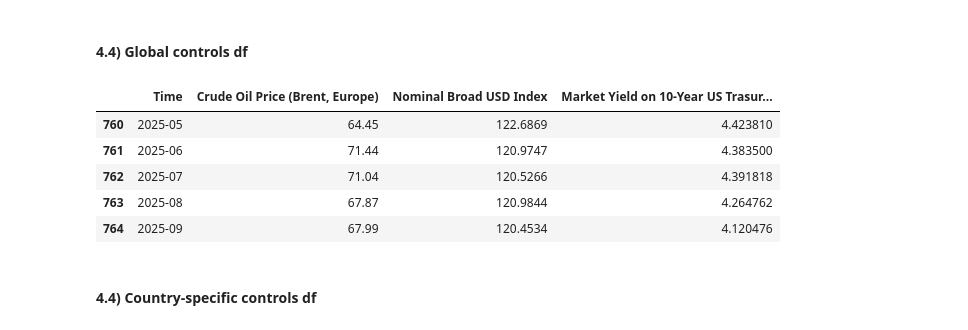
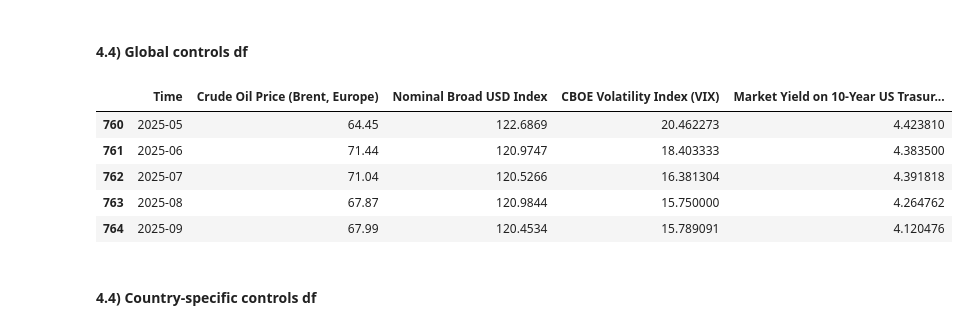
Before and after one commit to EliaLand/PSTR_Financial_Econometrics, a Jupyter notebook: data_fetcher/main.ipynb, the cells around one changed output. Drawn from its saved outputs; the diff is of its cells as text; code cells hidden in the pictures.

```diff
--- a/data_fetcher/main.ipynb
+++ b/data_fetcher/main.ipynb
@@ -437,3 +437,19 @@ ustyield_m_raw.tail()
 | 763 | 2025-08 | 4.264762 |
 | 764 | 2025-09 | 4.120476 |
 | 765 | 2025-10 | 4.062353 |
+# %%
+# CBOE Volatility Index VIX (from daily to monthly, index, not seasonally adjusted, 1990-01, 2025-10)
+# https://fred.stlouisfed.org/series/VIXCLS
+
+VIX_d_raw = fetch_FRED("VIXCLS")
+VIX_d_raw = VIX_d_raw.rename(columns=
+        {"date": "Time",
+         "VIXCLS": "CBOE Volatility Index (VIX)"
+})
+
+# Aggregation (dimension from daily to monthly)
+VIX_d_raw = VIX_d_raw.set_index("Time")
+VIX_m_raw = VIX_d_raw.resample("M").mean().reset_index()
+VIX_m_raw["Time"] = VIX_m_raw["Time"].dt.to_period("M").astype(str)
+
+VIX_m_raw.tail()
@@ -541,22 +601,22 @@ EURO_indprod_m_raw.to_csv("aggregate_df/EURO_indprod_dependent_df.csv", index=Fa
 # %%
 # Aggregate Global Control df
 # Merging Index: Time
 # Time frame: 2006/01 - 2025/09
 # (!!!) To run the model we need no NaN in the df, so we dop them, causing a shrinking of the df time range
-global_control_df = (oilprice_m_raw.merge(usdi_m_raw, on="Time", how="outer").merge(ustyield_m_raw, on="Time", how="outer").sort_values("Time").reset_index(drop=True))
+global_control_df = (oilprice_m_raw.merge(usdi_m_raw, on="Time", how="outer").merge(VIX_m_raw, on="Time", how="outer").merge(ustyield_m_raw, on="Time", how="outer").sort_values("Time").reset_index(drop=True))
 global_control_df = global_control_df.dropna()
 
 # Uploading in aggregate_df
 global_control_df.to_csv("aggregate_df/global_control_df.csv", index=False)
 
 global_control_df.tail()
 # %% [output]
-|  | Time | Crude Oil Price (Brent, Europe) | Nominal Broad USD Index | Market Yield on 10-Year US Trasur... |
-| 760 | 2025-05 | 64.45 | 122.6869 | 4.423810 |
-| 761 | 2025-06 | 71.44 | 120.9747 | 4.383500 |
-| 762 | 2025-07 | 71.04 | 120.5266 | 4.391818 |
-| 763 | 2025-08 | 67.87 | 120.9844 | 4.264762 |
-| 764 | 2025-09 | 67.99 | 120.4534 | 4.120476 |
+|  | Time | Crude Oil Price (Brent, Europe) | Nominal Broad USD Index | CBOE Volatility Index (VIX) | Market Yield on 10-Year US Trasur... |
+| 760 | 2025-05 | 64.45 | 122.6869 | 20.462273 | 4.423810 |
+| 761 | 2025-06 | 71.44 | 120.9747 | 18.403333 | 4.383500 |
+| 762 | 2025-07 | 71.04 | 120.5266 | 16.381304 | 4.391818 |
+| 763 | 2025-08 | 67.87 | 120.9844 | 15.750000 | 4.264762 |
+| 764 | 2025-09 | 67.99 | 120.4534 | 15.789091 | 4.120476 |
 # %% [markdown]
 #### **4.4) Country-specific controls df**
 # %%
```
Also changed, not shown: parts of 5 cells of this notebook, 2 other files.
